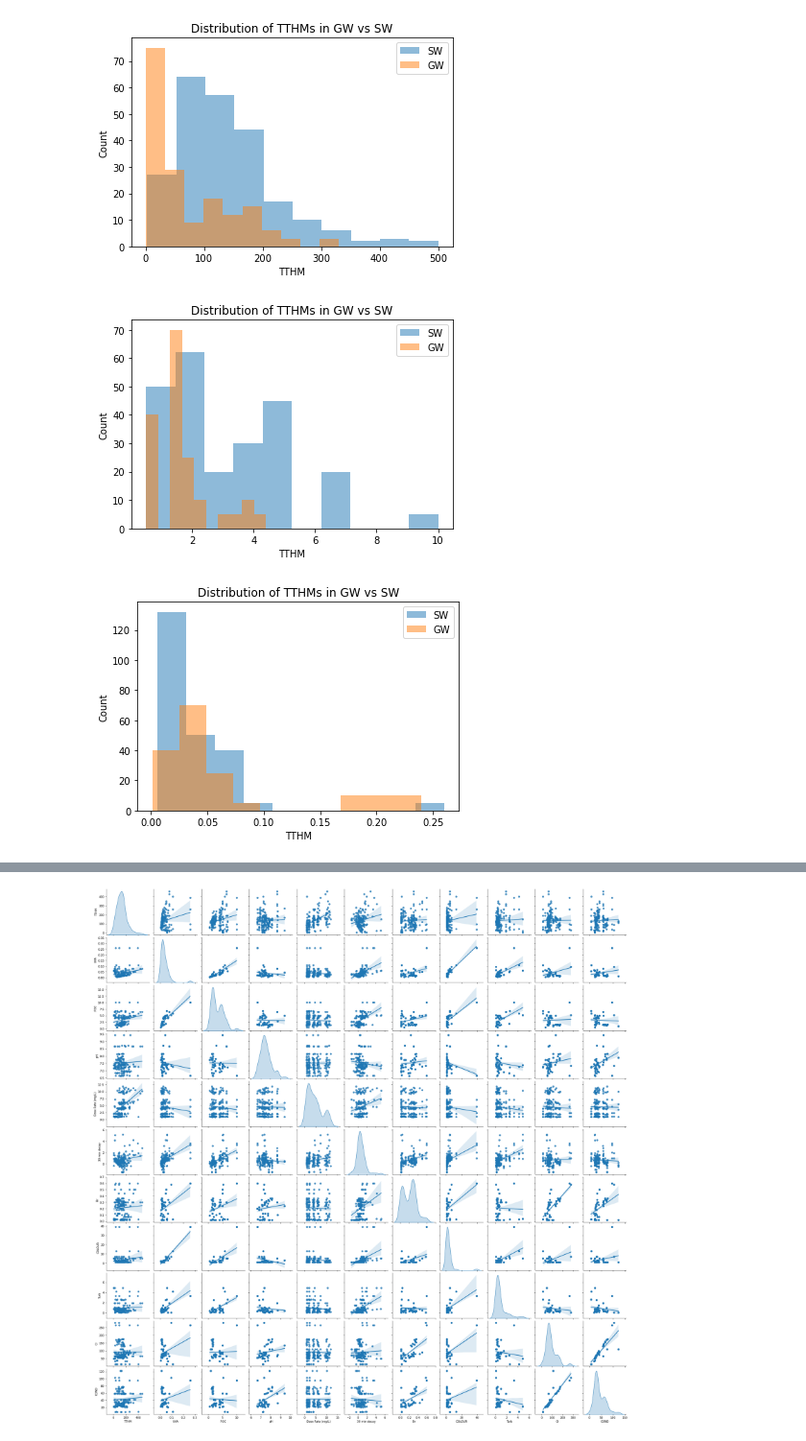
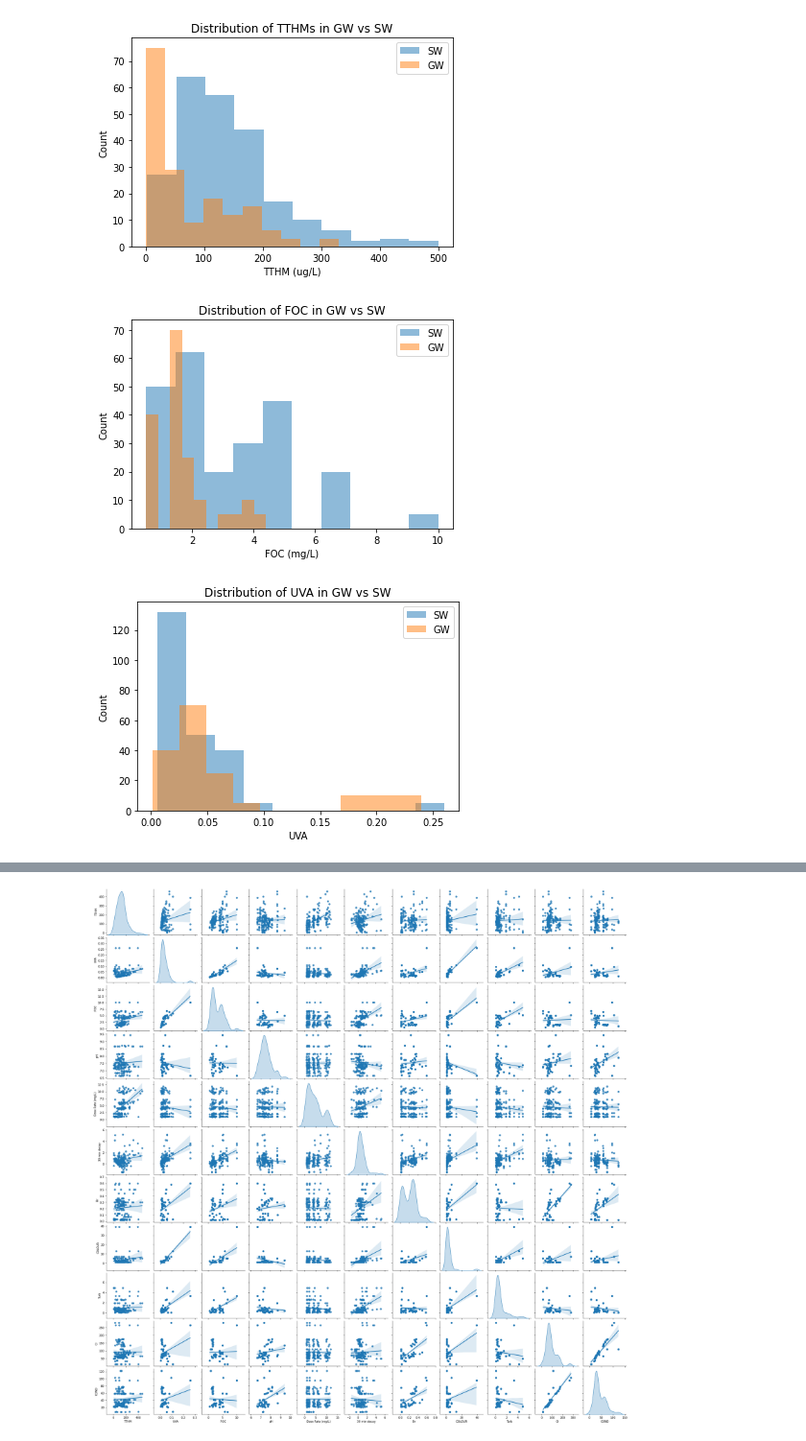
Before and after one commit to JackXinPan/Final-Project, a Jupyter notebook: GW vs SW.ipynb, the cells around one changed output, grey strips where cells are left out. Shown at 96% size. Saved outputs shown, nothing was run; the diff lists cells and outputs as text; code cells hidden in the pictures.

```diff
--- a/GW vs SW.ipynb
+++ b/GW vs SW.ipynb
@@ -83,33 +102,36 @@ plt.show()
 # %%
-
+# SW vs GW TTHM histrogram
 
 plt.hist(SW["TTHM"], 10, alpha=0.5, label='SW')
 plt.hist(GW["TTHM"], 10, alpha=0.5, label='GW')
 plt.legend(loc='upper right')
-plt.xlabel('TTHM')
+plt.xlabel('TTHM (ug/L)')
 plt.ylabel('Count')
 plt.title('Distribution of TTHMs in GW vs SW')
 plt.show()
 # %% [output]
-[figure, old version]
+[figure, new version]
 # %%
+# SW vs GW FOC histrogram
 
 plt.hist(SW["FOC"], 10, alpha=0.5, label='SW')
 plt.hist(GW["FOC"], 10, alpha=0.5, label='GW')
 plt.legend(loc='upper right')
-plt.xlabel('TTHM')
+plt.xlabel('FOC (mg/L)')
 plt.ylabel('Count')
-plt.title('Distribution of TTHMs in GW vs SW')
+plt.title('Distribution of FOC in GW vs SW')
 plt.show()
 # %% [output]
-[figure, old version]
+[figure, new version]
 # %%
+# SW vs GW UVA histrogram
+
 plt.hist(SW["UVA"], 10, alpha=0.5, label='SW')
 plt.hist(GW["UVA"], 10, alpha=0.5, label='GW')
 plt.legend(loc='upper right')
-plt.xlabel('TTHM')
+plt.xlabel('UVA')
 plt.ylabel('Count')
-plt.title('Distribution of TTHMs in GW vs SW')
+plt.title('Distribution of UVA in GW vs SW')
 plt.show()
 # %% [output]
-[figure, old version]
+[figure, new version]
```
Also changed, not shown: parts of 100 cells of this notebook, 3 other files.
